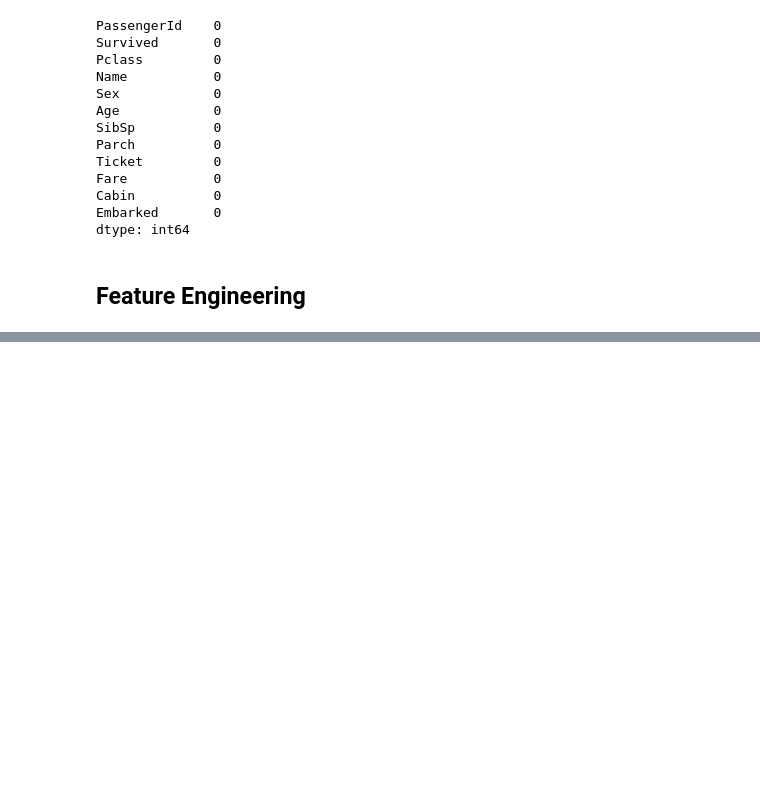
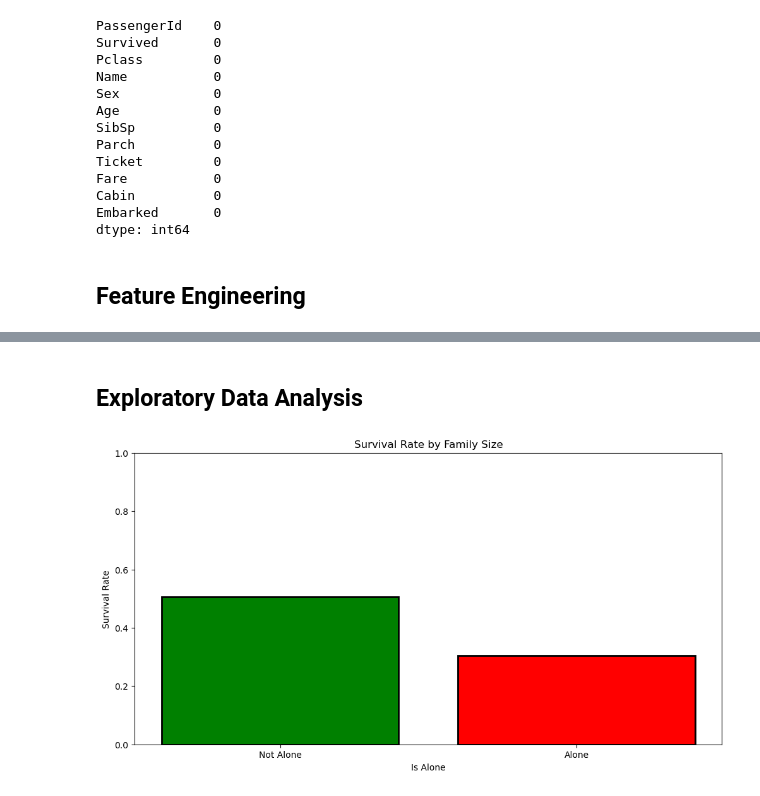
Before and after one commit to Hari-Potter03/Titanic-EDA-Classification, a Jupyter notebook: notebooks/02_modeling.ipynb, the cells around one changed output, grey strips where cells are left out. Drawn from its saved outputs; the diff is of its cells as text; code cells hidden in the pictures; blank space fills up the shorter version.

```diff
--- a/notebooks/02_modeling.ipynb
+++ b/notebooks/02_modeling.ipynb
@@ -183,5 +184,4 @@ df["FamilySize"] = df["SibSp"] + df["Parch"] + 1
 # %%
 df["isAlone"] = df["FamilySize"].apply(lambda x: 1 if x == 1 else 0)
 # %%
-for i in df["Name"]:
-    print(i)
+df['Title'] = df['Name'].str.extract(r',\s*([^\.]+)\.', expand=False)
@@ -205,0 +188,2 @@ Dooley, Mr. Patrick
+# %%
+df["Cabin_Letter"] = df["Cabin"].apply(lambda x: str(x)[0].upper())
@@ -205,0 +210,15 @@ Dooley, Mr. Patrick
+# %% [markdown]
+## Exploratory Data Analysis
+# %%
+alone_survival_rate = df.groupby('isAlone')['Survived'].mean()
+# %%
+plt.figure(figsize=(12, 6))
+plt.bar(alone_survival_rate.index, alone_survival_rate.values, color=['green', 'red'], linewidth=2, edgecolor='black')
+plt.title("Survival Rate by Family Size")
+plt.xlabel("Is Alone")
+plt.ylabel("Survival Rate")
+plt.xticks([0, 1], ['Not Alone', 'Alone'])
+plt.ylim([0, 1])
+plt.show()
+# %% [output]
+[figure, added]
```
Also changed, not shown: parts of 27 cells of this notebook.
